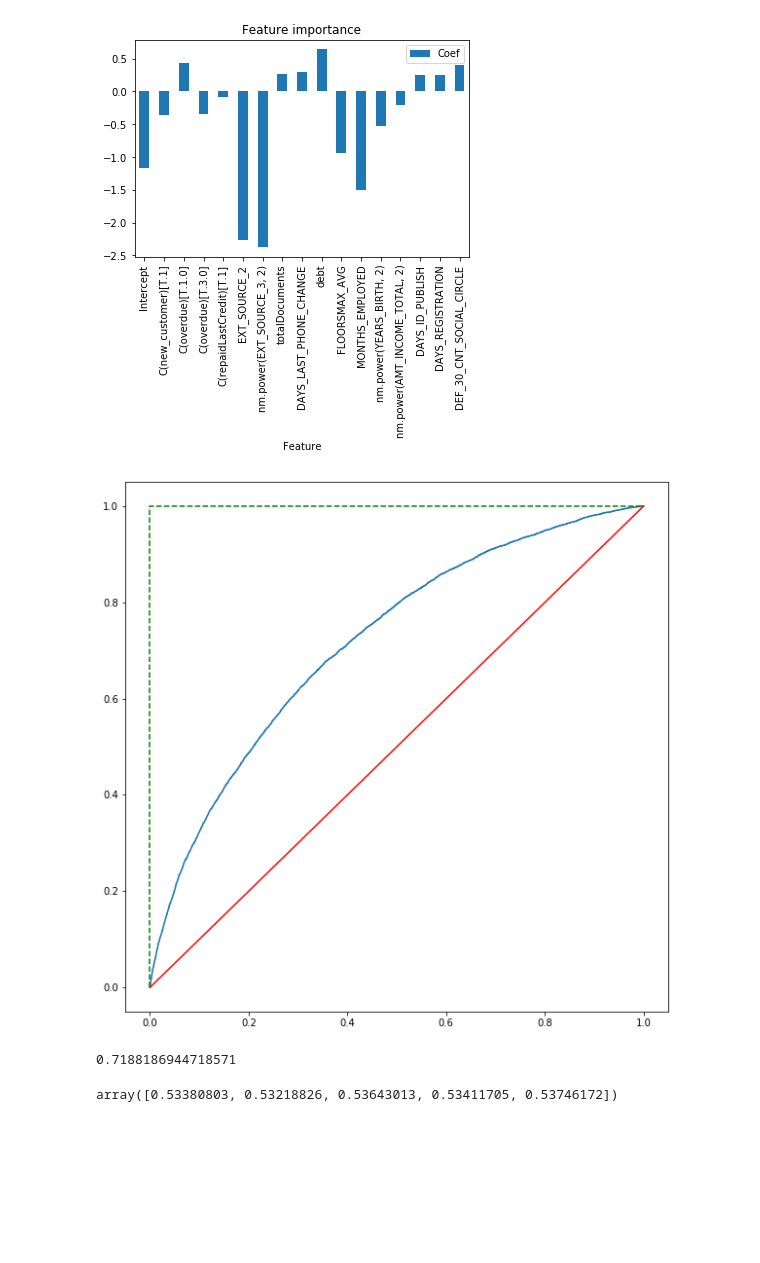
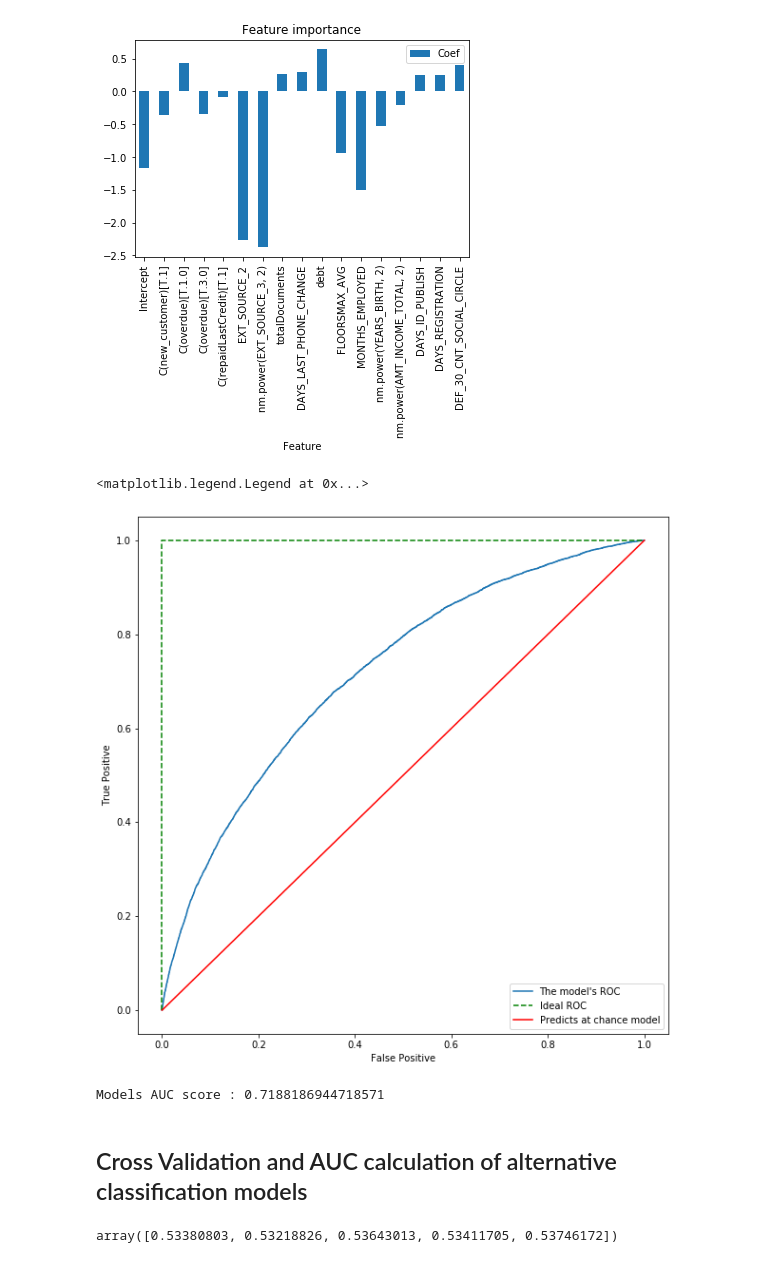
Before and after one commit to lesh3000/AI_Projects, a Jupyter notebook: Untitled4.ipynb, the cells around one changed output. Drawn from its saved outputs; the diff is of its cells as text; code cells hidden in the pictures; blank space fills up the shorter version.

```diff
--- a/Untitled4.ipynb
+++ b/Untitled4.ipynb
@@ -344,7 +344,7 @@ def removeOutliers(array,data):
 train= application5[['SK_ID_CURR','TARGET','EXT_SOURCE_2','EXT_SOURCE_3','debt','CNT_CHILDREN','new_customer','totalDocuments','overdue','lastContractStatus','document_provided','repaidCredit','repaidLastCredit','AMT_INCOME_TOTAL','DAYS_LAST_PHONE_CHANGE','DAYS_ID_PUBLISH','DAYS_REGISTRATION',
                     'DEF_30_CNT_SOCIAL_CIRCLE','FLOORSMAX_AVG','MONTHS_EMPLOYED','YEARS_BIRTH','CNT_FAM_MEMBERS', 'CODE_GENDER','FLAG_OWN_CAR', 'FLAG_OWN_REALTY']]
 train=fillNaNumber(['EXT_SOURCE_2','EXT_SOURCE_3','debt','CNT_CHILDREN','new_customer','totalDocuments'],train,0)
-train=fillNaNumber(['repaidCredit','overdue','lastContractStatus','document_provided','repaidLastCredit'],train,3)
+train=fillNaNumber(['repaidCredit','overdue','lastContractStatus','document_provided','repaidLastCredit'],train,2)
 train=fillNaNumber(['AMT_INCOME_TOTAL','DAYS_LAST_PHONE_CHANGE','DAYS_ID_PUBLISH','DAYS_REGISTRATION',
                     'DEF_30_CNT_SOCIAL_CIRCLE','FLOORSMAX_AVG','MONTHS_EMPLOYED','YEARS_BIRTH','CNT_CHILDREN'],train,"median")
 train=fillNaNumber(['CNT_FAM_MEMBERS', 'CODE_GENDER','FLAG_OWN_CAR', 'FLAG_OWN_REALTY'],train,"freq")
@@ -661,21 +672,26 @@ DEF_30_CNT_SOCIAL_CIRCLE          0.4108      0.038     10.808      0.000
 # %%
 from sklearn.metrics import roc_curve, auc
 yhat= res.predict(test)
 
 false_positive_rate, true_positive_rate, thresholds = roc_curve(test['TARGET'], yhat)
 false_positive_rate_fake, true_positive_rate_fake, thresholds2 = roc_curve(test['TARGET'], test['TARGET'])
 plt.rcParams["figure.figsize"] = (10,10)
-plt.plot(false_positive_rate, true_positive_rate)
-plt.plot(false_positive_rate_fake, true_positive_rate_fake,color="green",linestyle="--")
-plt.plot([0,1],[0,1], color="red")
-plt.show()
+plt.xlabel('False Positive')
+plt.ylabel('True Positive')
+plt.plot(false_positive_rate, true_positive_rate, label="The model's ROC")
+plt.plot(false_positive_rate_fake, true_positive_rate_fake,color="green",linestyle="--", label="Ideal ROC")
+plt.plot([0,1],[0,1], color="red", label="Predicts at chance model")
+plt.legend()
 # %% [output]
+<matplotlib.legend.Legend at 0x...>
-[figure, old version]
+[figure, new version]
 # %%
 from sklearn.metrics import roc_auc_score
-roc_auc_score(test['TARGET'], yhat)
+print( "Models AUC score : "+ str(roc_auc_score(test['TARGET'], yhat)))
 # %% [output]
-0.7188186944718571
+Models AUC score : 0.7188186944718571
+# %% [markdown]
+## Cross Validation and AUC calculation of alternative classification models
 # %%
 from sklearn.tree import DecisionTreeClassifier
 clf = DecisionTreeClassifier(random_state=0)
```
Also changed, not shown: parts of 4 cells of this notebook.
